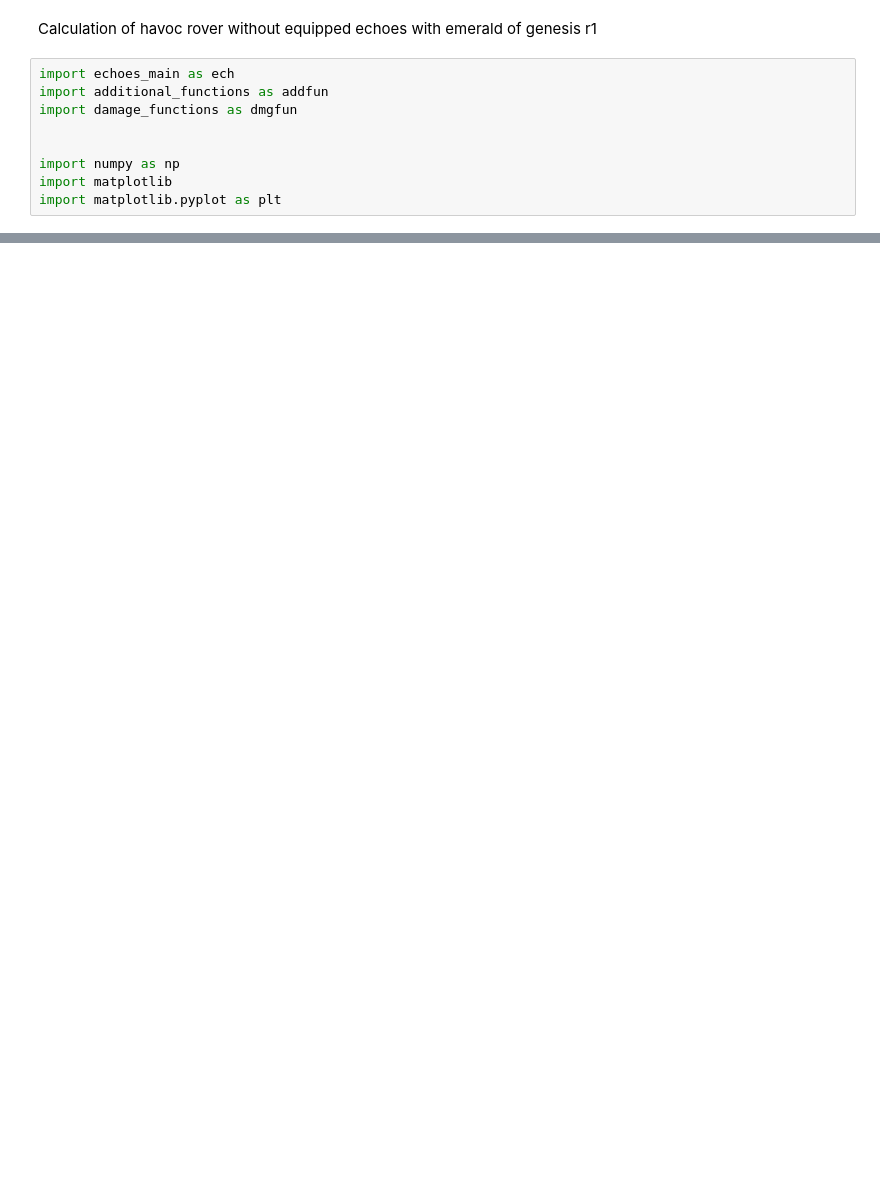
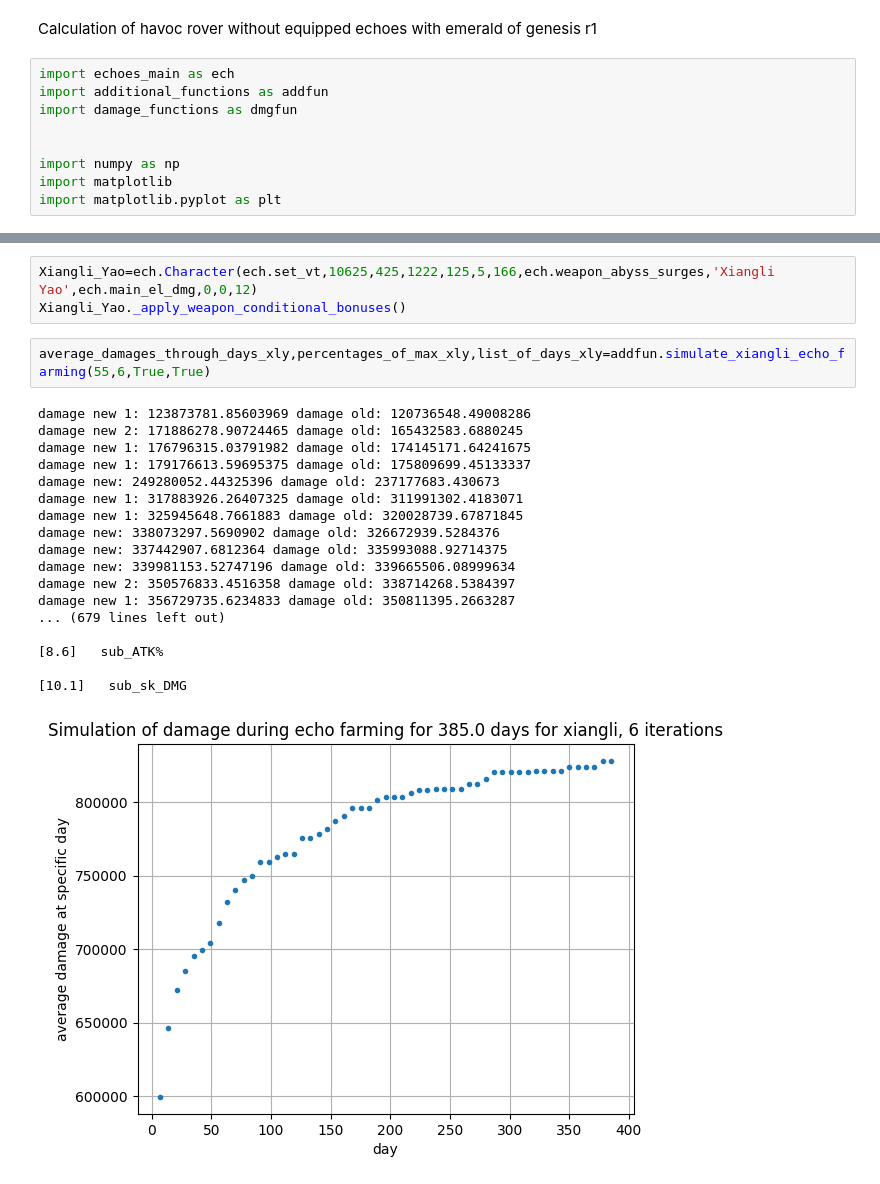
Before and after one commit to Devastator-dev/echoes_public, a Jupyter notebook: calculations_and_graphs.ipynb, the cells around one changed output, grey strips where cells are left out. Drawn from its saved outputs; the diff is of its cells as text; blank space fills up the shorter version.

```diff
--- a/calculations_and_graphs.ipynb
+++ b/calculations_and_graphs.ipynb
@@ -89,0 +89,24 @@ Name:  Havoc Rover
+# %%
+Xiangli_Yao=ech.Character(ech.set_vt,10625,425,1222,125,5,166,ech.weapon_abyss_surges,'Xiangli Yao',ech.main_el_dmg,0,0,12)
+Xiangli_Yao._apply_weapon_conditional_bonuses()
+# %%
+average_damages_through_days_xly,percentages_of_max_xly,list_of_days_xly=addfun.simulate_xiangli_echo_farming(55,6,True,True)
+# %% [output]
+damage new 1: 123873781.85603969 damage old: 120736548.49008286
+damage new 2: 171886278.90724465 damage old: 165432583.6880245
+damage new 1: 176796315.03791982 damage old: 174145171.64241675
+damage new 1: 179176613.59695375 damage old: 175809699.45133337
+damage new: 249280052.44325396 damage old: 237177683.430673
+damage new 1: 317883926.26407325 damage old: 311991302.4183071
+damage new 1: 325945648.7661883 damage old: 320028739.67871845
+damage new: 338073297.5690902 damage old: 326672939.5284376
+damage new: 337442907.6812364 damage old: 335993088.92714375
+damage new: 339981153.52747196 damage old: 339665506.08999634
+damage new 2: 350576833.4516358 damage old: 338714268.5384397
+damage new 1: 356729735.6234833 damage old: 350811395.2663287
+... (679 lines left out)
+
+[8.6]   sub_ATK%
+
+[10.1]   sub_sk_DMG
+[figure, added]
```
Also changed, not shown: parts of 3 cells of this notebook, 3 other files.
